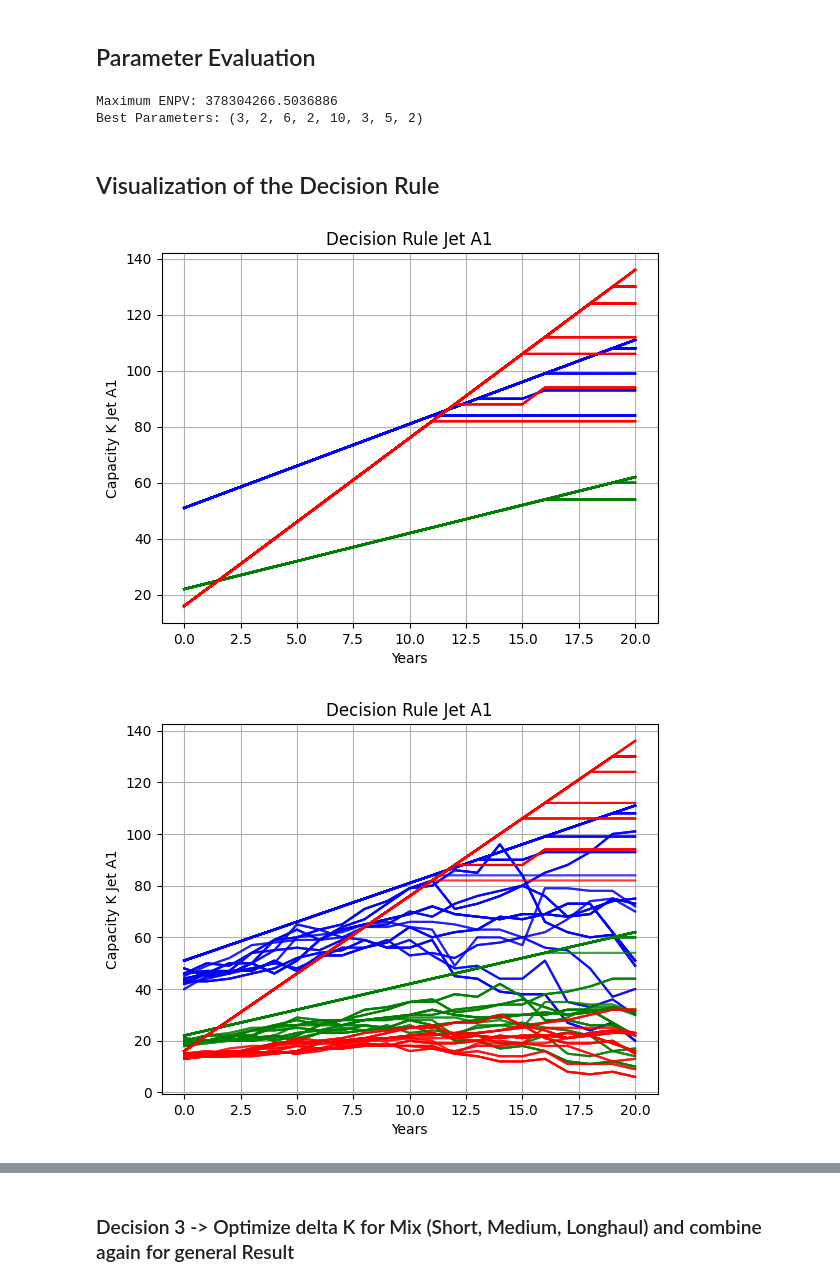
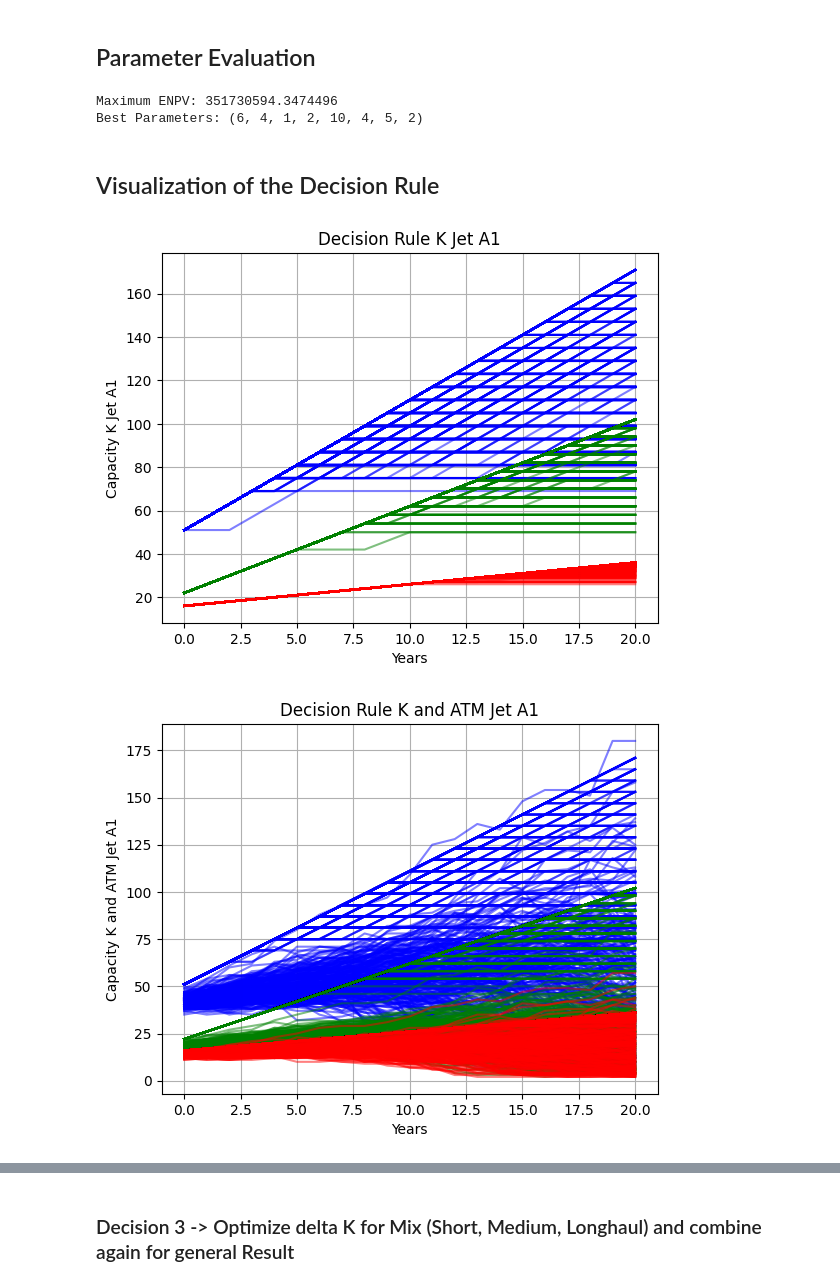
Before and after one commit to Oli767/Masterthesis, a Jupyter notebook: MT.ipynb, the cells around one changed output, grey strips where cells are left out. Cells and saved outputs as stored; diff of their text form; code cells hidden in the pictures.

Commit message:
Long Run (10000) on Pickle File

```diff
--- a/MT.ipynb
+++ b/MT.ipynb
@@ -96,8 +96,8 @@ Param = {
     "Dt0": 25000000,  # Demand at t0
     "dt": 1,  # Steptime in Years
     "Fth": 20,  # Time Horizon of Forecasts in Steptime
-    "No_Forecasts": 10,  # Number of Forecasts
-    "No_Forecasts_plot": 100,  # Number of Forecasts to be plotted
+    "No_Forecasts": 10000,  # Number of Forecasts
+    "No_Forecasts_plot": 500,  # Number of Forecasts to be plotted
     "mu": 0.042754330256447565,  # Average Demand growth per year
     "sigma": 0.05813761525452841,  # Volatility of Demand development per year
     "lambda": 0.003,  # Average number of shocks per year
@@ -362,8 +362,8 @@ ENPV_Decision, Parameter_Decision = fn.Parameter_Evaluation(
 print("Maximum ENPV:", ENPV_Decision)
 print("Best Parameters:", Parameter_Decision)
 # %% [output]
-Maximum ENPV: 378304266.5036886
-Best Parameters: (3, 2, 6, 2, 10, 3, 5, 2)
+Maximum ENPV: 351730594.3474496
+Best Parameters: (6, 4, 1, 2, 10, 4, 5, 2)
 # %% [markdown]
 ## Visualization of the Decision Rule
 # %%
@@ -386,91 +386,35 @@ delta_K_Jet_Decision_long = fn.Decision_Rule(
     Param["K0"] * Param["Mix"][2],
     d_ATM_Jet,
     Parameter_Decision[2],
     Parameter_Decision[3],
 )
 delta_K_Jet_Decision_mix = np.stack(
     [
         delta_K_Jet_Decision_short,
         delta_K_Jet_Decision_medium,
         delta_K_Jet_Decision_long,
     ],
     axis=2,
 )
 
 
 K_Jet_Decision = fn.Capacity_3D(Param, delta_K_Jet_Decision_mix, False)
 
 fn.Scenario_plot(
     Param,
     K_Jet_Decision,
     True,
-    "Decision Rule Jet A1",
+    "Decision Rule K Jet A1",
     "Capacity K Jet A1",
 )
 
 fn.Scenario_plot(
     Param,
     np.vstack((d_ATM_Jet_mix, K_Jet_Decision)),
     True,
-    "Decision Rule Jet A1",
-    "Capacity K Jet A1",
+    "Decision Rule K and ATM Jet A1",
+    "Capacity K and ATM Jet A1",
 )
-
-delta_K_LH_Decision_short = fn.Decision_Rule(
-    Param,
-    Param["K0_LH"] * Param["Mix"][0],
-    d_ATM_LH,
-    Parameter_Decision[0],
-    Parameter_Decision[3],
-)
-delta_K_LH_Decision_medium = fn.Decision_Rule(
-    Param,
-    Param["K0_LH"] * Param["Mix"][1],
-    d_ATM_Jet,
-    Parameter_Decision[1],
-    Parameter_Decision[3],
-)
-delta_K_LH_Decision_long = fn.Decision_Rule(
-    Param,
-    Param["K0_LH"] * Param["Mix"][2],
-    d_ATM_Jet,
-    Parameter_Decision[2],
-    Parameter_Decision[3],
-)
-delta_K_LH_Decision_mix = np.stack(
-    [
-        delta_K_LH_Decision_short,
-        delta_K_LH_Decision_medium,
-        delta_K_LH_Decision_long,
-    ],
-    axis=2,
-)
-
-delta_K_LH_Decision_mix = np.stack(
-    [
-        delta_K_LH_Decision_short,
-        delta_K_LH_Decision_medium,
-        delta_K_LH_Decision_long,
-    ],
-    axis=2,
-)
-
-
-K_LH_Decision = fn.Capacity_3D(Param, delta_K_LH_Decision_mix, False)
-fn.Scenario_plot(
-    Param,
-    K_LH_Decision,
-    True,
-    "Decision Rule LH2",
-    "Capacity K LH2",
-)
-fn.Scenario_plot(
-    Param,
-    np.vstack((d_ATM_LH_mix, K_LH_Decision)),
-    True,
-    "Decision Rule LH2",
-    "Capacity K LH2",
-)
 # %% [output]
-[figure, old version]
+[figure, new version]
-[figure, old version]
+[figure, new version]
```
Also changed, not shown: parts of 15 cells of this notebook, 2 other files.
